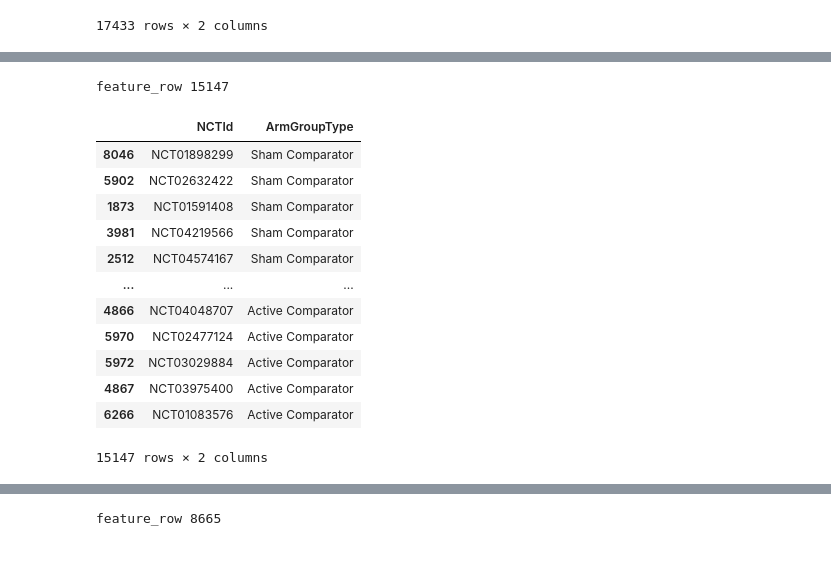
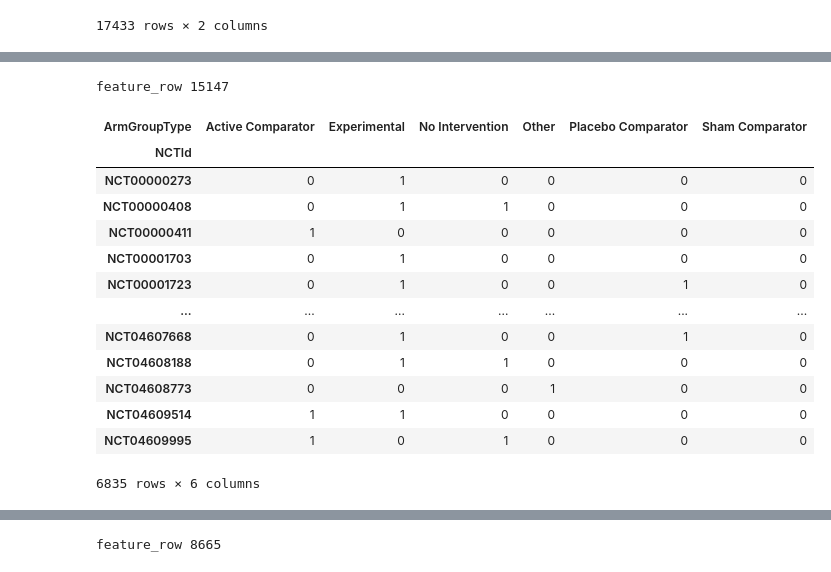
Before and after one commit to sigkarmoil/Clinical_Trial_Machine_Learning, a Jupyter notebook: Codes/Explode_02.ipynb, the cells around one changed output, grey strips where cells are left out. Drawn from its saved outputs; the diff is of its cells as text; code cells hidden in the pictures.

Commit message:
first table

```diff
--- a/Codes/Explode_02.ipynb
+++ b/Codes/Explode_02.ipynb
@@ -80,19 +83,24 @@ Cross_Tb1
 # %%
 tb2= explodeTable(df_from_json, 'ArmGroupType')
 #tb2.to_csv('SampleFeatureTables/ArmGroupType.csv')
-tb2
+Cross_Tb2 = pd.crosstab(index=tb2['NCTId'], columns = tb2['ArmGroupType'])
+#Creating 0 and 1 matrix table
+Cross_Tb2[Cross_Tb2>1]=1
+Cross_Tb2.reset_index()
+Cross_Tb2
 # %% [output]
 feature_row 15147
-|  | NCTId | ArmGroupType |
-| 8046 | NCT01898299 | Sham Comparator |
-| 5902 | NCT02632422 | Sham Comparator |
-| 1873 | NCT01591408 | Sham Comparator |
-| 3981 | NCT04219566 | Sham Comparator |
-| 2512 | NCT04574167 | Sham Comparator |
-| ... | ... | ... |
-| 4866 | NCT04048707 | Active Comparator |
-| 5970 | NCT02477124 | Active Comparator |
-| 5972 | NCT03029884 | Active Comparator |
-| 4867 | NCT03975400 | Active Comparator |
-| 6266 | NCT01083576 | Active Comparator |
+| ArmGroupType | Active Comparator | Experimental | No Intervention | Other | Placebo Comparator | Sham Comparator |
+| NCTId |  |  |  |  |  |  |
+| NCT00000273 | 0 | 1 | 0 | 0 | 0 | 0 |
+| NCT00000408 | 0 | 1 | 1 | 0 | 0 | 0 |
+| NCT00000411 | 1 | 0 | 0 | 0 | 0 | 0 |
+| NCT00001703 | 0 | 1 | 0 | 0 | 0 | 0 |
+| NCT00001723 | 0 | 1 | 0 | 0 | 1 | 0 |
+| ... | ... | ... | ... | ... | ... | ... |
+| NCT04607668 | 0 | 1 | 0 | 0 | 1 | 0 |
+| NCT04608188 | 0 | 1 | 1 | 0 | 0 | 0 |
+| NCT04608773 | 0 | 0 | 0 | 1 | 0 | 0 |
+| NCT04609514 | 1 | 1 | 0 | 0 | 0 | 0 |
+| NCT04609995 | 1 | 0 | 1 | 0 | 0 | 0 |
-15147 rows × 2 columns
+6835 rows × 6 columns
```
Also changed, not shown: parts of 6 cells of this notebook, 6 other files.
